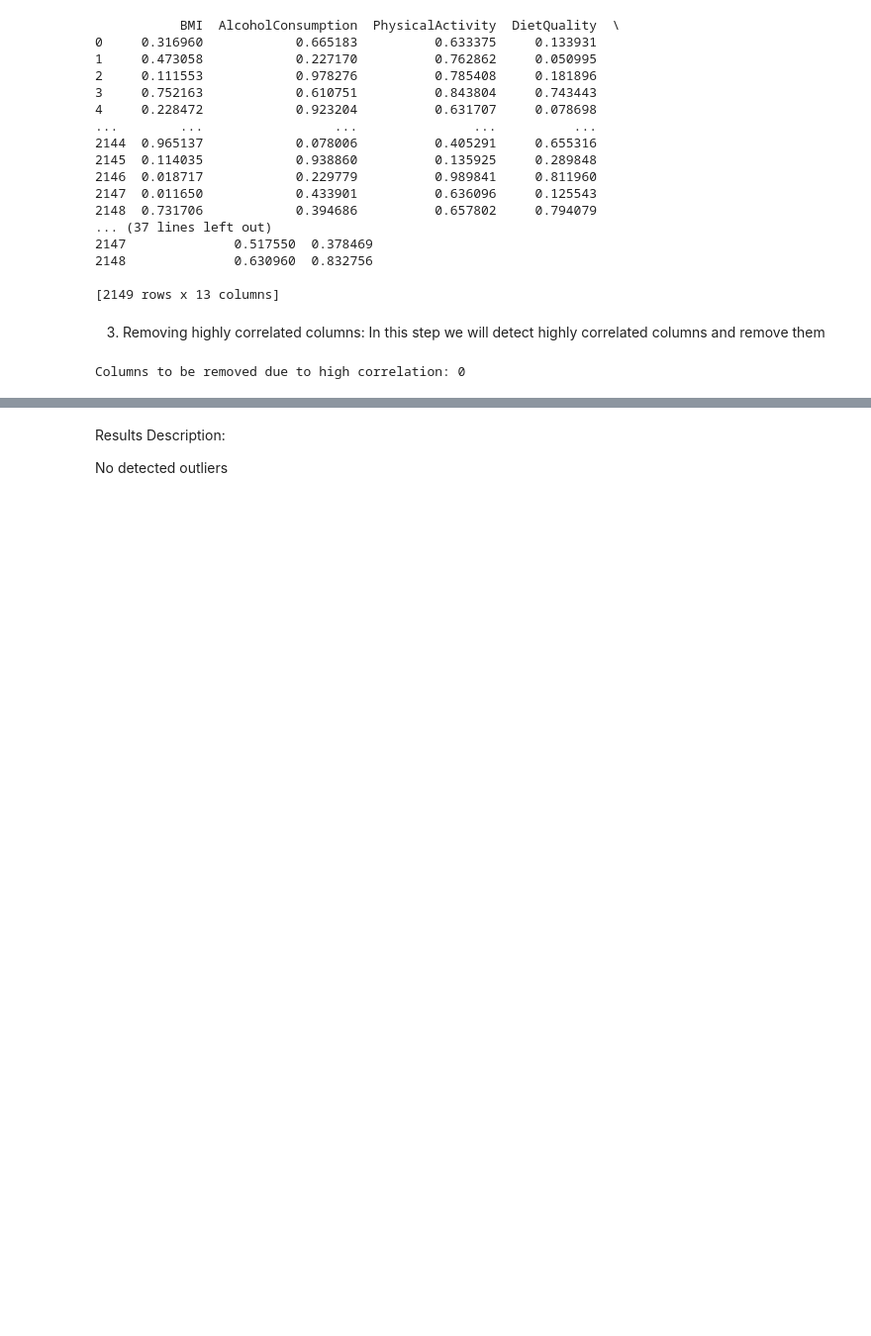
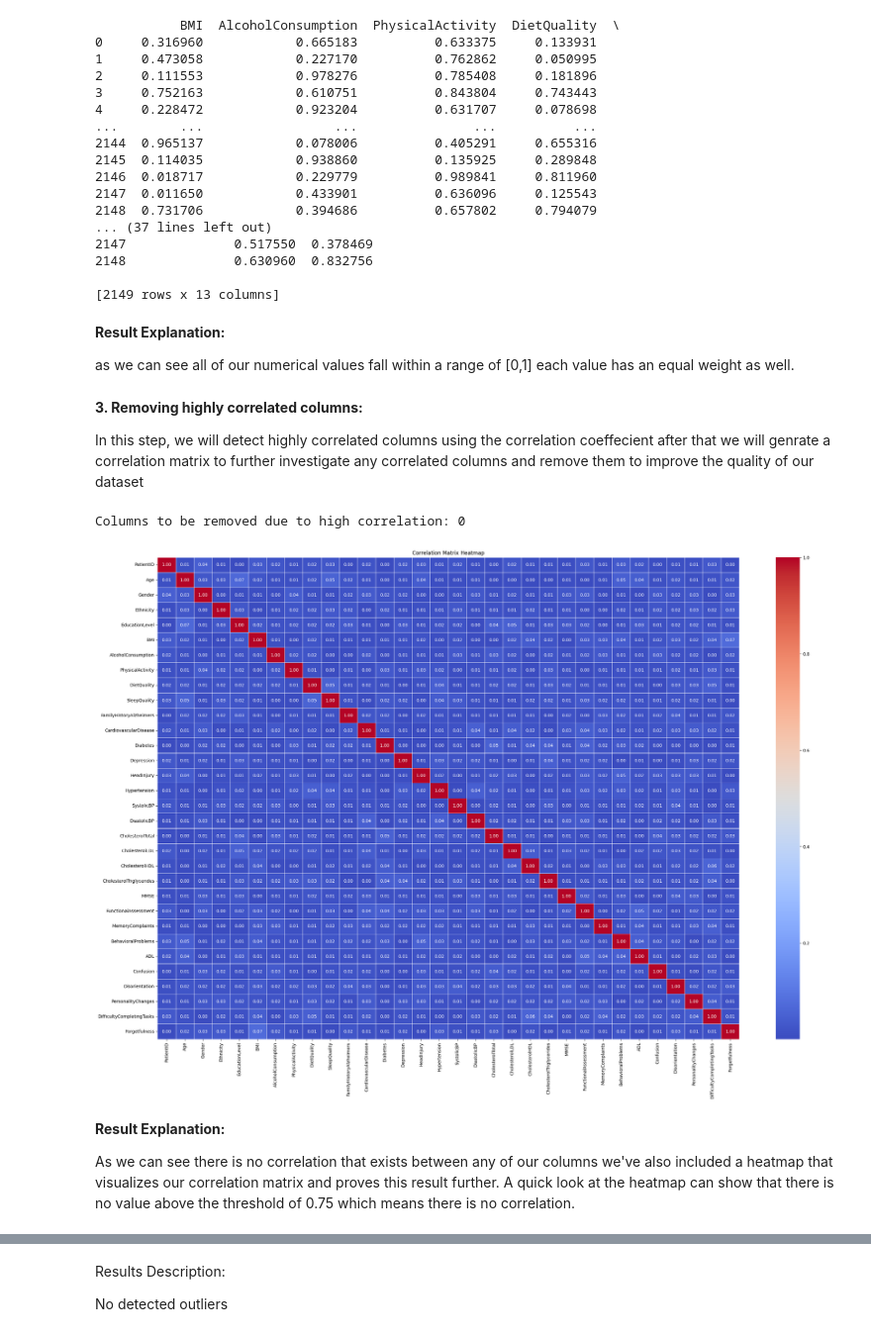
Before and after one commit to leen204/mining-project, a Jupyter notebook: DATA MINING NOTEBOOK.ipynb, the cells around one changed output, grey strips where cells are left out. Shown: that part at 99% size. Drawn from its saved outputs; the diff is of its cells as text; code cells hidden in the pictures; blank space fills up the shorter version.

```diff
--- a/DATA MINING NOTEBOOK.ipynb
+++ b/DATA MINING NOTEBOOK.ipynb
@@ -389,26 +397,45 @@ print(df[columns_to_normalize])
 2148              0.630960  0.832756
 
 [2149 rows x 13 columns]
+# %% [markdown]
+**Result Explanation:**
+
+as we can see all of our numerical values fall within a range of [0,1] each value has an equal weight as well.
 # %% [markdown]
-3. Removing highly correlated columns:
-In this step we will detect highly correlated columns and remove them
+**3. Removing highly correlated columns:**
+
+In this step, we will detect highly correlated columns using the correlation coeffecient after that we will genrate a correlation matrix to further investigate any correlated columns and remove them to improve the quality of our dataset
 # %%
-import numpy as np
-
 # Calculate correlation matrix
 correlation_matrix = df.corr(numeric_only=True).abs()
 
 # Set correlation threshold
 correlation_threshold = 0.75
 
 # Find upper triangle (to avoid duplicate pairs)
 upper_tri = correlation_matrix.where(np.triu(np.ones(correlation_matrix.shape), k=1).astype(bool))
 
 # Identify columns to remove
 to_remove = [column for column in upper_tri.columns if any(upper_tri[column] >= 0.75)]
 
 # Print columns to be removed
 print("Columns to be removed due to high correlation:", len(to_remove))
+print('\n')
+
+# Set up the figure size
+plt.figure(figsize=(30, 20))
+
+# Create a heatmap using seaborn to visualize our correlation matrix
+sns.heatmap(correlation_matrix, annot=True, fmt=".2f", cmap="coolwarm", linewidths=0.5)
+
+# Title and labels
+plt.title("Correlation Matrix Heatmap")
+plt.show()
 # %% [output]
 Columns to be removed due to high correlation: 0
+[figure, added]
+# %% [markdown]
+**Result Explanation:**
+
+As we can see there is no correlation that exists between any of our columns we've also included a heatmap that visualizes our correlation matrix and proves this result further. A quick look at the heatmap can show that there is no value above the threshold of 0.75 which means there is no correlation.
 # %% [markdown]
```
Also changed, not shown: parts of 40 cells of this notebook.
